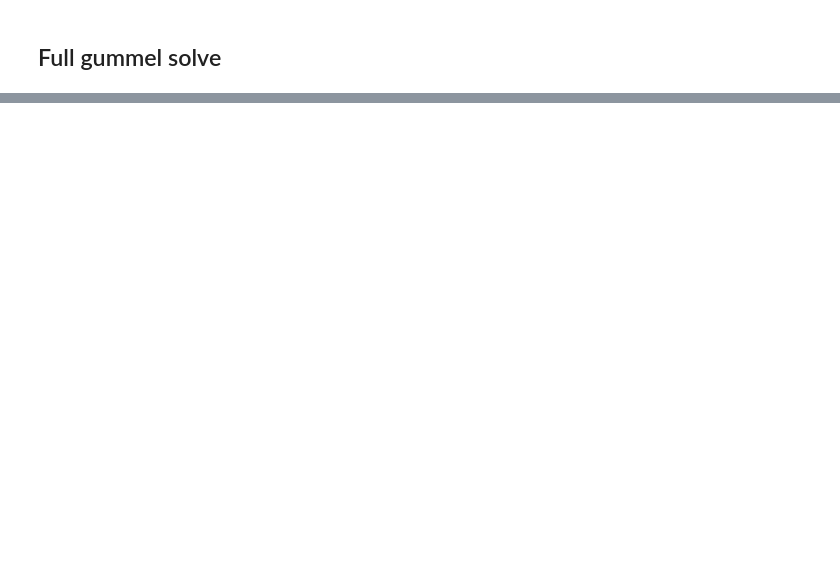
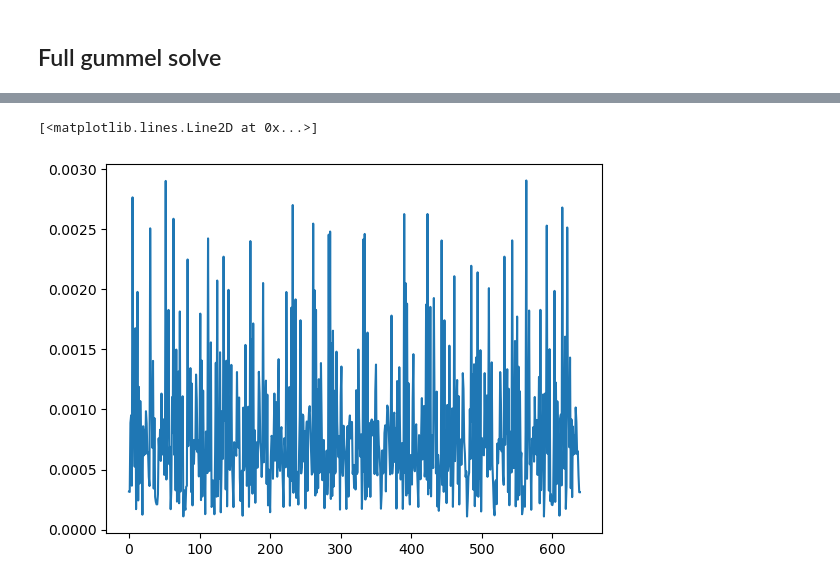
Before and after one commit to nandandiwan/Berkeley-Transport-Simulator, a Jupyter notebook: src/device_sims/device.ipynb, the cells around one changed output, grey strips where cells are left out. Saved outputs shown, nothing was run; the diff lists cells and outputs as text; code cells hidden in the pictures; blank space fills up the shorter version.

```diff
--- a/src/device_sims/device.ipynb
+++ b/src/device_sims/device.ipynb
@@ -1493,0 +1924,5 @@ Charge range (DG0): [-2.0708e+03, 9.8194e+01]
+# %%
+plt.plot(rho_tot_orb)
+# %% [output]
+[<matplotlib.lines.Line2D at 0x...>]
+[figure, added]
```
Also changed, not shown: parts of 28 cells of this notebook, 14 other files.
